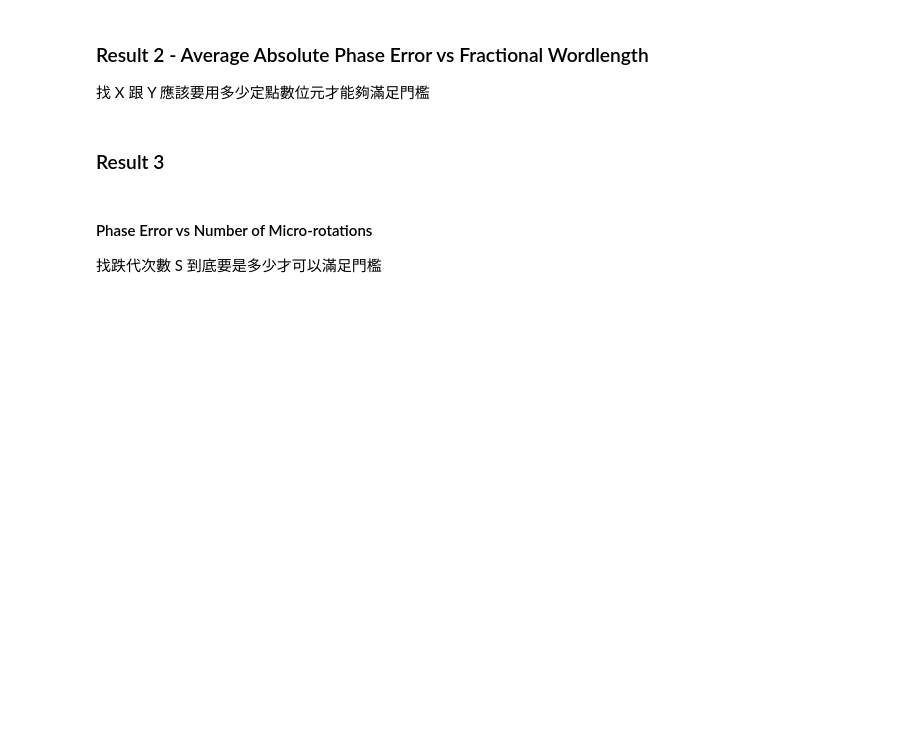
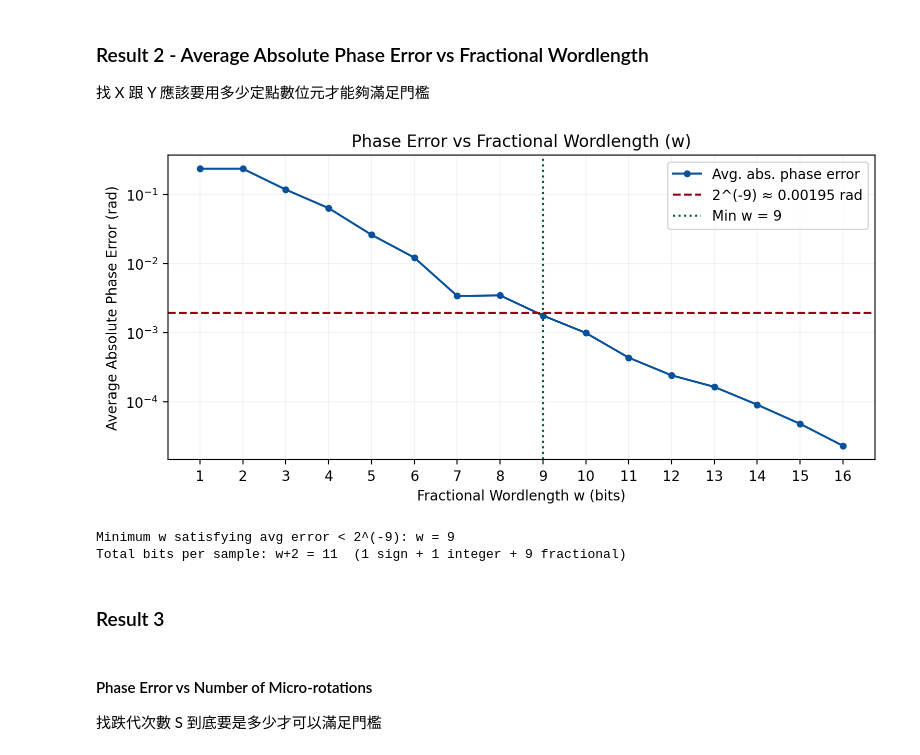
Before and after one commit to akira2963753/DSP-In-VLSI, a Jupyter notebook: HW4-CORDIC/HW4.ipynb, the cells around one changed output. Drawn from its saved outputs; the diff is of its cells as text; code cells hidden in the pictures; blank space fills up the shorter version.

```diff
--- a/HW4-CORDIC/HW4.ipynb
+++ b/HW4-CORDIC/HW4.ipynb
@@ -35,20 +40,30 @@ plt.show()
 ### Result 2 - Average Absolute Phase Error vs Fractional Wordlength
 找 X 跟 Y 應該要用多少定點數位元才能夠滿足門檻
 # %%
-# Parameters: I=9, beta = mod(9,2)+1 = 2
+# Parameters: I=9, beta = mod(9,2) + 1 = 2
 beta = 2
 m_values = np.arange(10)
 alpha_m = (4*m_values + beta) / 20 * np.pi
 
+# X : Cosine Function
 X_true = np.cos(alpha_m)
+
+# Y : Sine Function
 Y_true = np.sin(alpha_m)
 
+# 使用 arctan2 來計算相位
 phase_ref = np.arctan2(Y_true, X_true)
 
 def quantize(val, w):
+    '''
+    這個 Quantization Function 是給基本角度做使用，因為到時候會用 Lookup Table
+    '''
     return np.round(val * 2**(w)) / 2**(w)
 
 def cordic_phase(X0, Y0, w_xy, N, w_e=None):
+    '''
+    定義具有量化的 CORDIC 演算法
+    '''
     phase_adjust = 0.0
 
     if X0 < 0:
@@ -78,6 +93,7 @@ def cordic_phase(X0, Y0, w_xy, N, w_e=None):
         Yi = Yi_new
 
     return theta + phase_adjust
+
 
 # Sweep w = 1..16, N = 20
 N_iter = 20
@@ -87,33 +103,37 @@ avg_errors = []
 for w in w_values:
     errors = [abs(cordic_phase(X_true[m], Y_true[m], w, N_iter) - phase_ref[m])
               for m in range(10)]
     avg_errors.append(np.mean(errors))
 
 avg_errors = np.array(avg_errors)
 
 threshold = 2.0**(-9)
 valid_w = w_values[avg_errors < threshold]
 min_w = int(valid_w[0]) if len(valid_w) > 0 else None
 
 # Plot
 plt.figure(figsize=(8, 4))
 plt.semilogy(w_values, avg_errors, marker='o', markersize=4, color='#08519c', label='Avg. abs. phase error')
 plt.axhline(threshold, color='#99000d', linestyle='--', label=f'2^(-9) ≈ {threshold:.5f} rad')
 if min_w is not None:
     plt.axvline(min_w, color='#005a32', linestyle=':', label=f'Min w = {min_w}')
 plt.xlabel('Fractional Wordlength w (bits)')
 plt.ylabel('Average Absolute Phase Error (rad)')
 plt.title('Phase Error vs Fractional Wordlength (w)')
 plt.xticks(w_values)
 plt.legend()
 plt.grid(True, color='gray', alpha=0.1)
 plt.minorticks_off()
 plt.tight_layout()
 plt.show()
 
 K_N = math.prod(math.sqrt(1 + 2**(-2*i)) for i in range(N_iter))
 print(f"Minimum w satisfying avg error < 2^(-9): w = {min_w}")
 print(f"Total bits per sample: w+2 = {min_w+2}  (1 sign + 1 integer + {min_w} fractional)")
+# %% [output]
+[figure, added]
+Minimum w satisfying avg error < 2^(-9): w = 9
+Total bits per sample: w+2 = 11  (1 sign + 1 integer + 9 fractional)
 # %% [markdown]
 ### Result 3
 # %% [markdown]
```
Also changed, not shown: parts of 10 cells of this notebook, 17 other files.
